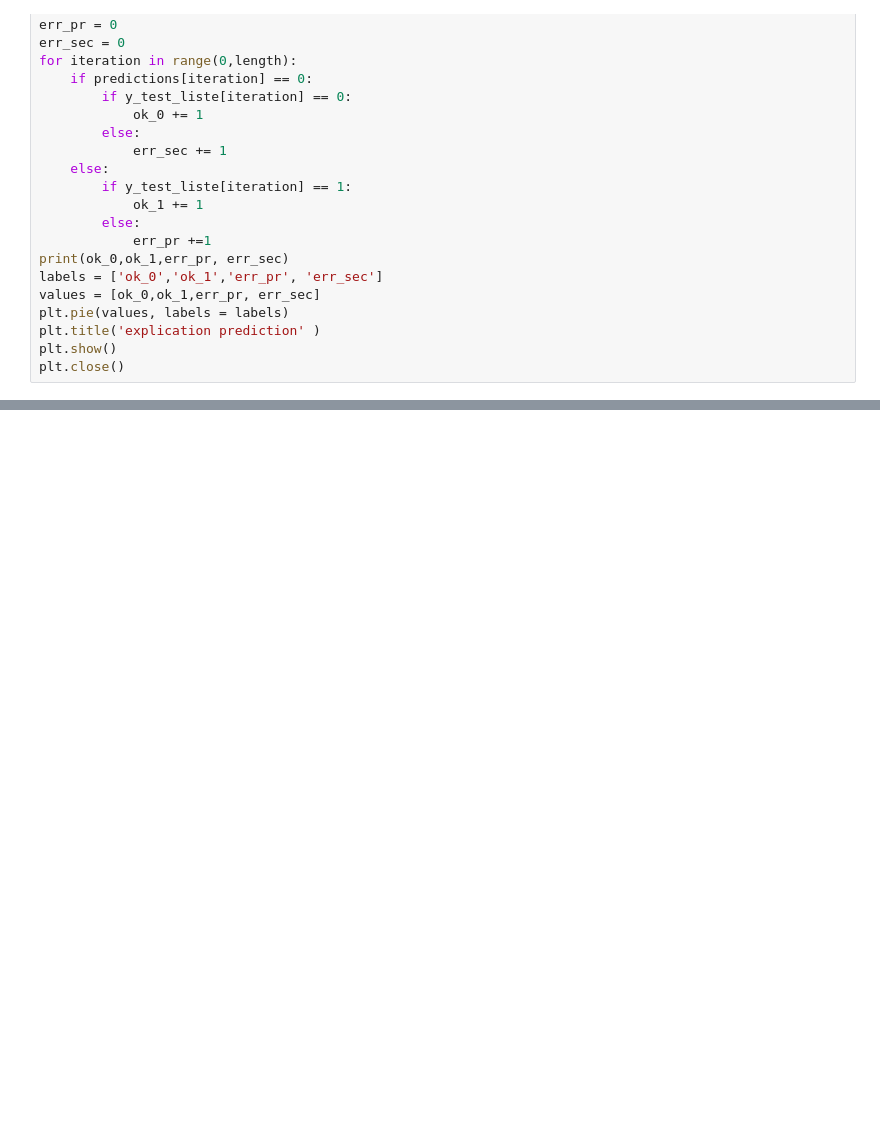
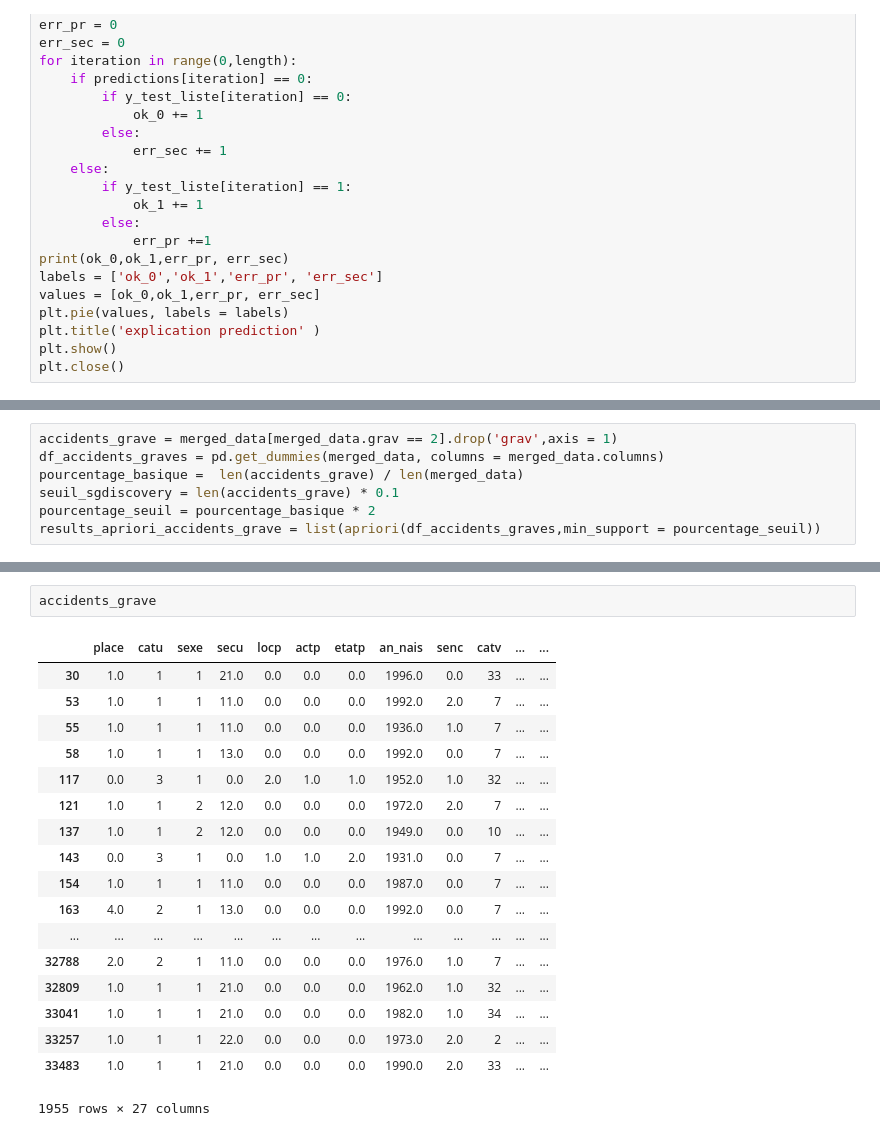
Before and after one commit to LRobergeon/TP_AccidentsRouteLyon, a Jupyter notebook: code/code_paulo_lolo.ipynb, the cells around one changed output, grey strips where cells are left out. Saved outputs shown, nothing was run; the diff lists cells and outputs as text; blank space fills up the shorter version.

```diff
--- a/code/code_paulo_lolo.ipynb
+++ b/code/code_paulo_lolo.ipynb
@@ -393,0 +445,7 @@ sum(predictions)
+# %%
+accidents_grave = merged_data[merged_data.grav == 2].drop('grav',axis = 1)
+df_accidents_graves = pd.get_dummies(merged_data, columns = merged_data.columns)
+pourcentage_basique =  len(accidents_grave) / len(merged_data)
+seuil_sgdiscovery = len(accidents_grave) * 0.1
+pourcentage_seuil = pourcentage_basique * 2
+results_apriori_accidents_grave = list(apriori(df_accidents_graves,min_support = pourcentage_seuil))
@@ -393,0 +465,21 @@ sum(predictions)
+# %%
+accidents_grave
+# %% [output]
+|  | place | catu | sexe | secu | locp | actp | etatp | an_nais | senc | catv | ... | ... |
+| 30 | 1.0 | 1 | 1 | 21.0 | 0.0 | 0.0 | 0.0 | 1996.0 | 0.0 | 33 | ... | ... |
+| 53 | 1.0 | 1 | 1 | 11.0 | 0.0 | 0.0 | 0.0 | 1992.0 | 2.0 | 7 | ... | ... |
+| 55 | 1.0 | 1 | 1 | 11.0 | 0.0 | 0.0 | 0.0 | 1936.0 | 1.0 | 7 | ... | ... |
+| 58 | 1.0 | 1 | 1 | 13.0 | 0.0 | 0.0 | 0.0 | 1992.0 | 0.0 | 7 | ... | ... |
+| 117 | 0.0 | 3 | 1 | 0.0 | 2.0 | 1.0 | 1.0 | 1952.0 | 1.0 | 32 | ... | ... |
+| 121 | 1.0 | 1 | 2 | 12.0 | 0.0 | 0.0 | 0.0 | 1972.0 | 2.0 | 7 | ... | ... |
+| 137 | 1.0 | 1 | 2 | 12.0 | 0.0 | 0.0 | 0.0 | 1949.0 | 0.0 | 10 | ... | ... |
+| 143 | 0.0 | 3 | 1 | 0.0 | 1.0 | 1.0 | 2.0 | 1931.0 | 0.0 | 7 | ... | ... |
+| 154 | 1.0 | 1 | 1 | 11.0 | 0.0 | 0.0 | 0.0 | 1987.0 | 0.0 | 7 | ... | ... |
+| 163 | 4.0 | 2 | 1 | 13.0 | 0.0 | 0.0 | 0.0 | 1992.0 | 0.0 | 7 | ... | ... |
+| ... | ... | ... | ... | ... | ... | ... | ... | ... | ... | ... | ... | ... |
+| 32788 | 2.0 | 2 | 1 | 11.0 | 0.0 | 0.0 | 0.0 | 1976.0 | 1.0 | 7 | ... | ... |
+| 32809 | 1.0 | 1 | 1 | 21.0 | 0.0 | 0.0 | 0.0 | 1962.0 | 1.0 | 32 | ... | ... |
+| 33041 | 1.0 | 1 | 1 | 21.0 | 0.0 | 0.0 | 0.0 | 1982.0 | 1.0 | 34 | ... | ... |
+| 33257 | 1.0 | 1 | 1 | 22.0 | 0.0 | 0.0 | 0.0 | 1973.0 | 2.0 | 2 | ... | ... |
+| 33483 | 1.0 | 1 | 1 | 21.0 | 0.0 | 0.0 | 0.0 | 1990.0 | 2.0 | 33 | ... | ... |
+1955 rows × 27 columns
```
Also changed, not shown: parts of 17 cells of this notebook, 1 other file.
